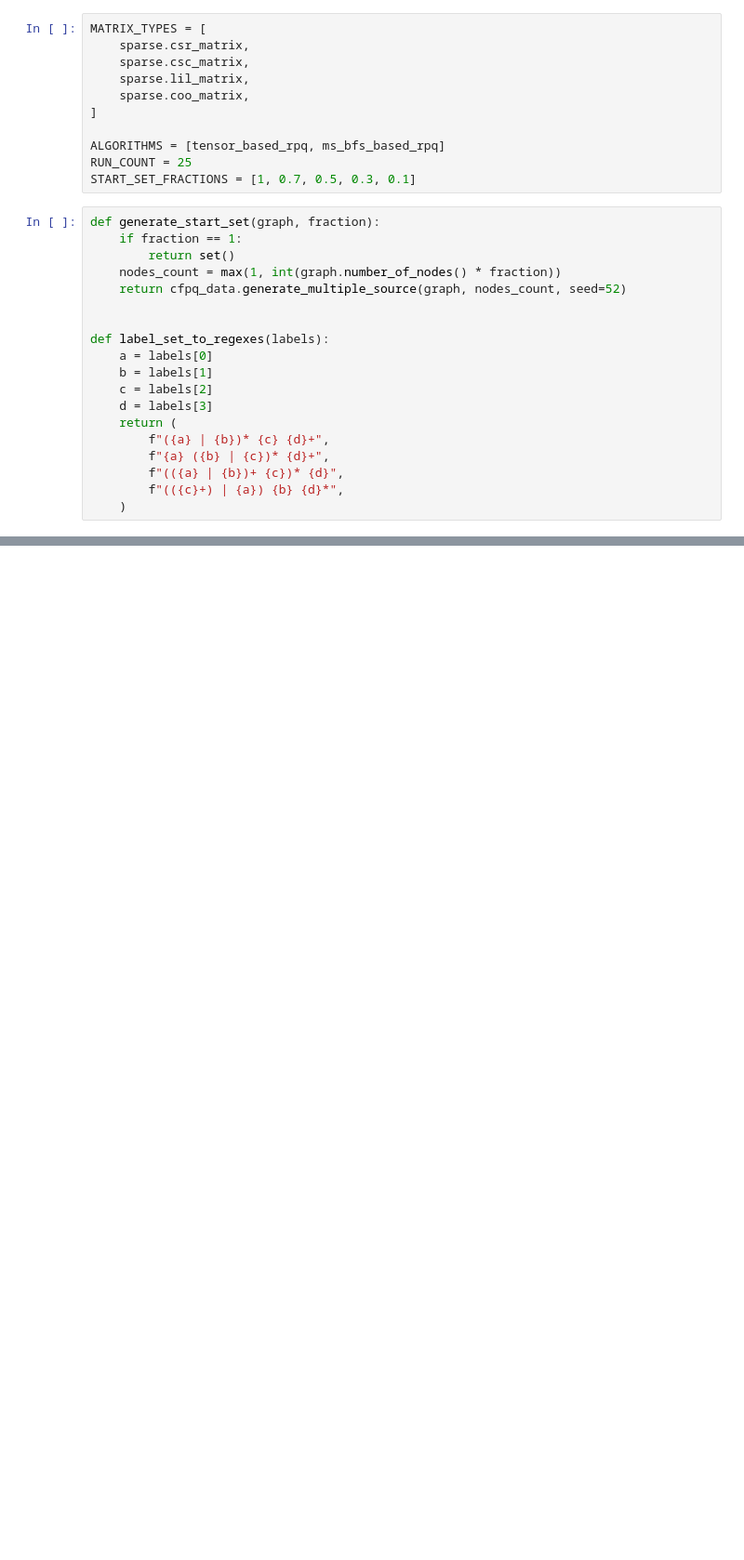
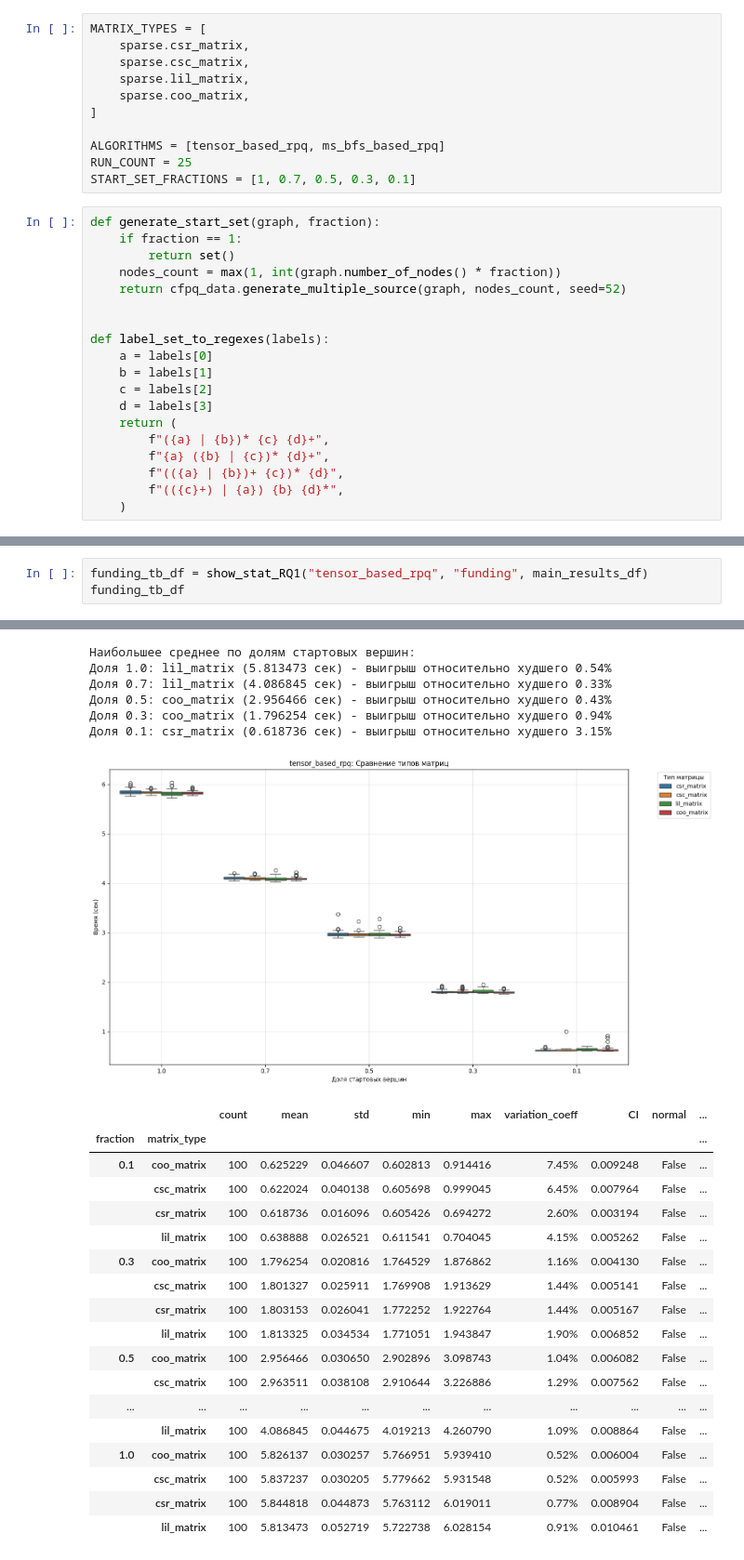
Before and after one commit to vicitori/formal-lang-course, a Jupyter notebook: project/experiment/experiment.ipynb, the cells around one changed output, grey strips where cells are left out. Shown: that part at 93% size. Drawn from its saved outputs; the diff is of its cells as text; blank space fills up the shorter version.

```diff
--- a/project/experiment/experiment.ipynb
+++ b/project/experiment/experiment.ipynb
@@ -273,0 +414,4 @@ for g in df_results["graph"].unique():
+# %%
+funding_tb_df = show_stat_RQ1("tensor_based_rpq", "funding", main_results_df)
+funding_tb_df
+# %% [output]
@@ -273,0 +420,25 @@ for g in df_results["graph"].unique():
+Наибольшее среднее по долям стартовых вершин:
+Доля 1.0: lil_matrix (5.813473 сек) - выигрыш относительно худшего 0.54%
+Доля 0.7: lil_matrix (4.086845 сек) - выигрыш относительно худшего 0.33%
+Доля 0.5: coo_matrix (2.956466 сек) - выигрыш относительно худшего 0.43%
+Доля 0.3: coo_matrix (1.796254 сек) - выигрыш относительно худшего 0.94%
+Доля 0.1: csr_matrix (0.618736 сек) - выигрыш относительно худшего 3.15%
+[figure, added]
+|  |  | count | mean | std | min | max | variation_coeff | CI | normal | ... |
+| fraction | matrix_type |  |  |  |  |  |  |  |  | ... |
+| 0.1 | coo_matrix | 100 | 0.625229 | 0.046607 | 0.602813 | 0.914416 | 7.45% | 0.009248 | False | ... |
+|  | csc_matrix | 100 | 0.622024 | 0.040138 | 0.605698 | 0.999045 | 6.45% | 0.007964 | False | ... |
+|  | csr_matrix | 100 | 0.618736 | 0.016096 | 0.605426 | 0.694272 | 2.60% | 0.003194 | False | ... |
+|  | lil_matrix | 100 | 0.638888 | 0.026521 | 0.611541 | 0.704045 | 4.15% | 0.005262 | False | ... |
+| 0.3 | coo_matrix | 100 | 1.796254 | 0.020816 | 1.764529 | 1.876862 | 1.16% | 0.004130 | False | ... |
+|  | csc_matrix | 100 | 1.801327 | 0.025911 | 1.769908 | 1.913629 | 1.44% | 0.005141 | False | ... |
+|  | csr_matrix | 100 | 1.803153 | 0.026041 | 1.772252 | 1.922764 | 1.44% | 0.005167 | False | ... |
+|  | lil_matrix | 100 | 1.813325 | 0.034534 | 1.771051 | 1.943847 | 1.90% | 0.006852 | False | ... |
+| 0.5 | coo_matrix | 100 | 2.956466 | 0.030650 | 2.902896 | 3.098743 | 1.04% | 0.006082 | False | ... |
+|  | csc_matrix | 100 | 2.963511 | 0.038108 | 2.910644 | 3.226886 | 1.29% | 0.007562 | False | ... |
+| ... | ... | ... | ... | ... | ... | ... | ... | ... | ... | ... |
+|  | lil_matrix | 100 | 4.086845 | 0.044675 | 4.019213 | 4.260790 | 1.09% | 0.008864 | False | ... |
+| 1.0 | coo_matrix | 100 | 5.826137 | 0.030257 | 5.766951 | 5.939410 | 0.52% | 0.006004 | False | ... |
+|  | csc_matrix | 100 | 5.837237 | 0.030205 | 5.779662 | 5.931548 | 0.52% | 0.005993 | False | ... |
+|  | csr_matrix | 100 | 5.844818 | 0.044873 | 5.763112 | 6.019011 | 0.77% | 0.008904 | False | ... |
+|  | lil_matrix | 100 | 5.813473 | 0.052719 | 5.722738 | 6.028154 | 0.91% | 0.010461 | False | ... |
```
Also changed, not shown: parts of 37 cells of this notebook, 1 other file.
